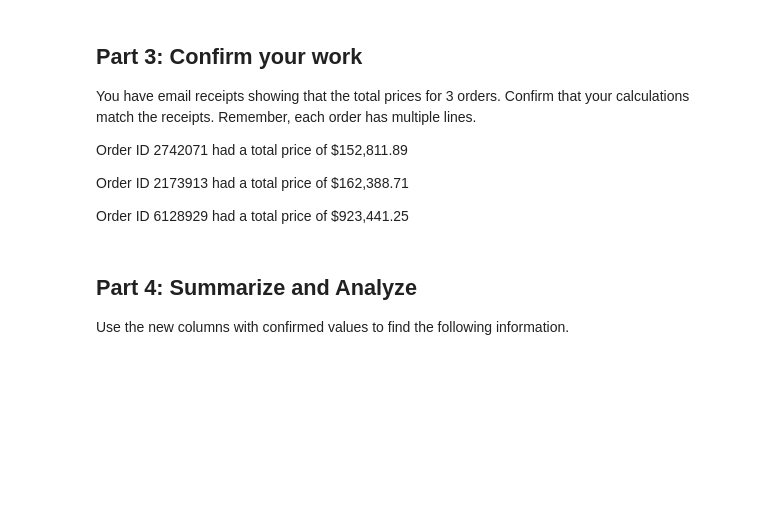
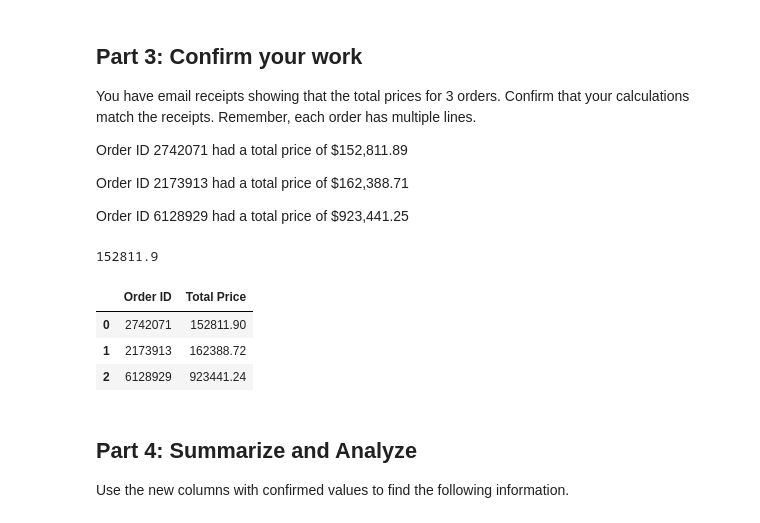
Before and after one commit to ReptilianRex6/pandas-challenge-1, a Jupyter notebook: module_4_challenge.ipynb, the cells around one changed output. Cells and saved outputs as stored; diff of their text form; code cells hidden in the pictures; blank space fills up the shorter version.

```diff
--- a/module_4_challenge.ipynb
+++ b/module_4_challenge.ipynb
@@ -178,3 +227,22 @@ Order ID 6128929 had a total price of \$923,441.25
+# %%
+df[df['order_id']==2742071]['total'].sum().round(2)
+# %% [output]
+152811.9
+# %%
+order_ids = [2742071, 2173913, 6128929]
+order_totals = []
+
+for order_id in order_ids:
+    total_order = df[df['order_id'] == order_id]['total'].sum().round(2)
+    order_totals.append({'Order ID': order_id, 'Total Price': total_order})
+
+order_totals = pd.DataFrame(order_totals)
+order_totals
+# %% [output]
+|  | Order ID | Total Price |
+| 0 | 2742071 | 152811.90 |
+| 1 | 2173913 | 162388.72 |
+| 2 | 6128929 | 923441.24 |
 # %% [markdown]
 ## Part 4: Summarize and Analyze
 Use the new columns with confirmed values to find the following information.
```
Also changed, not shown: parts of 8 cells of this notebook.
